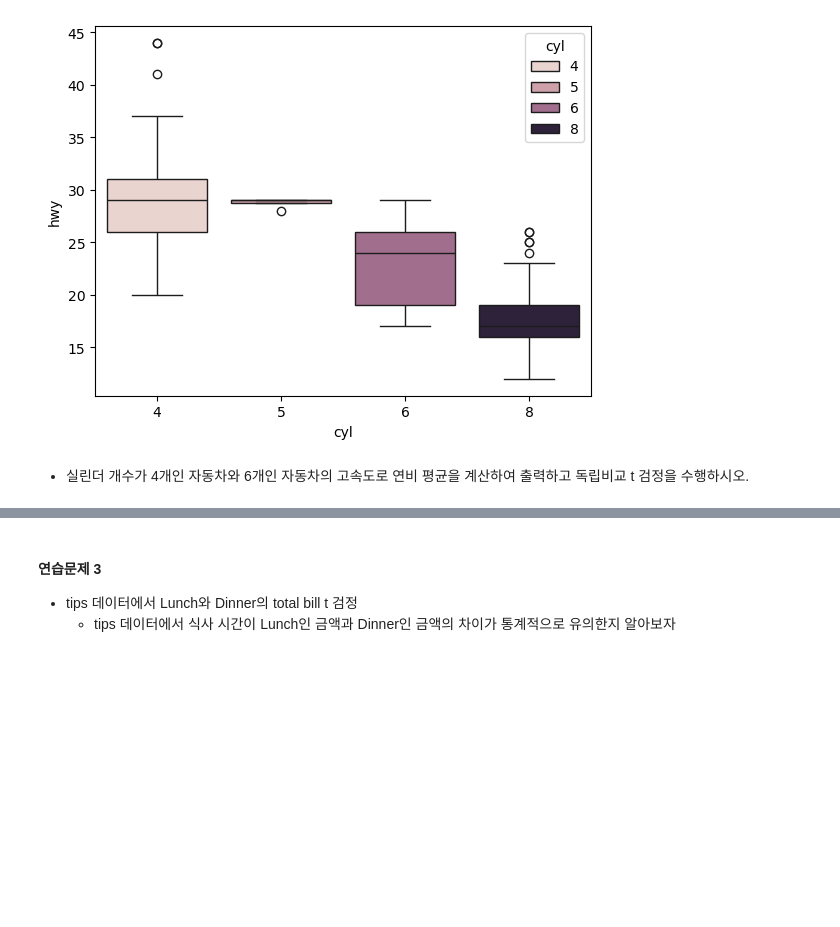
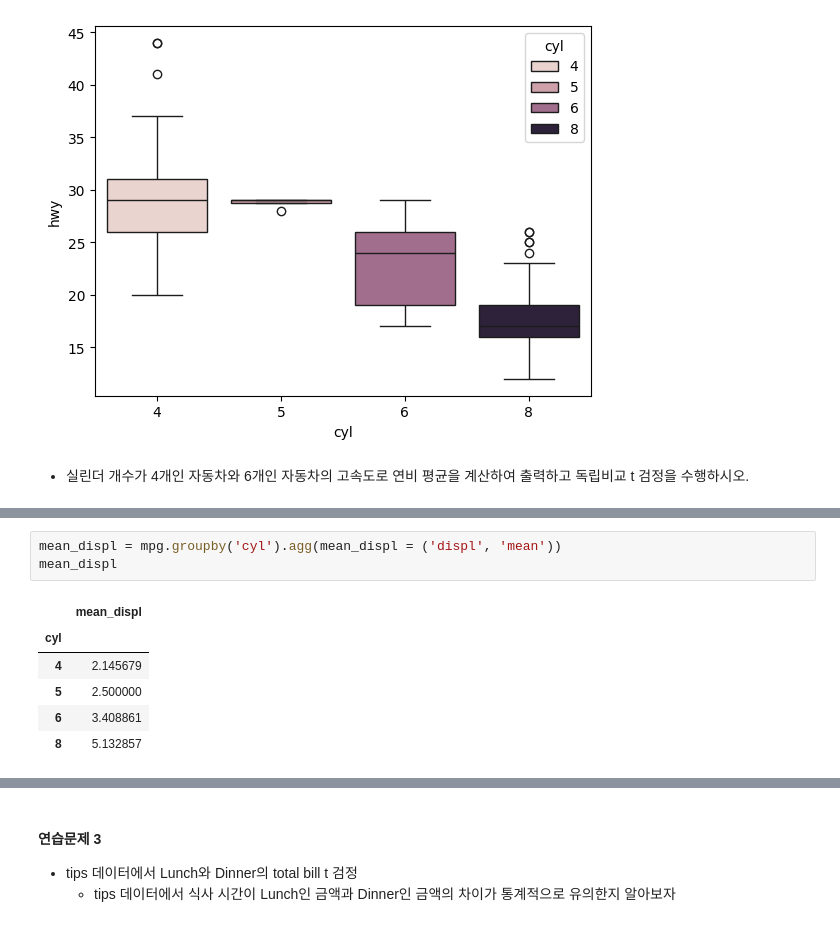
Before and after one commit to skang-koreatech/BasicDataScience_2024-2, a Jupyter notebook: 연습용 폴더/lec12-1_statistical-hypothesis-test.ipynb, the cells around one changed output, grey strips where cells are left out. Cells and saved outputs as stored; diff of their text form; blank space fills up the shorter version.

```diff
--- a/연습용 폴더/lec12-1_statistical-hypothesis-test.ipynb
+++ b/연습용 폴더/lec12-1_statistical-hypothesis-test.ipynb
@@ -350,0 +399,10 @@ plt.show()
+# %%
+mean_displ = mpg.groupby('cyl').agg(mean_displ = ('displ', 'mean'))
+mean_displ
+# %% [output]
+|  | mean_displ |
+| cyl |  |
+| 4 | 2.145679 |
+| 5 | 2.500000 |
+| 6 | 3.408861 |
+| 8 | 5.132857 |
```
Also changed, not shown: parts of 13 cells of this notebook.
